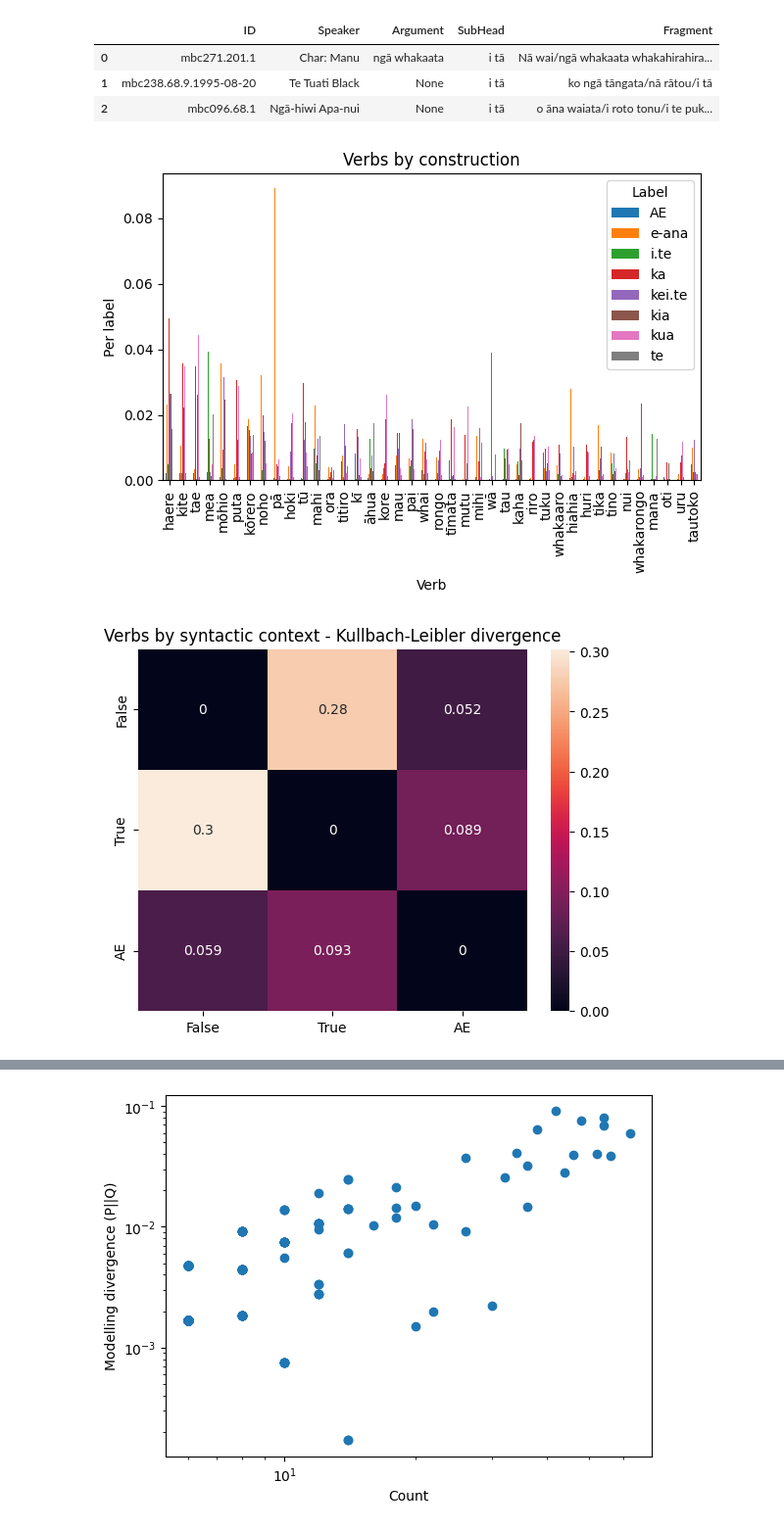
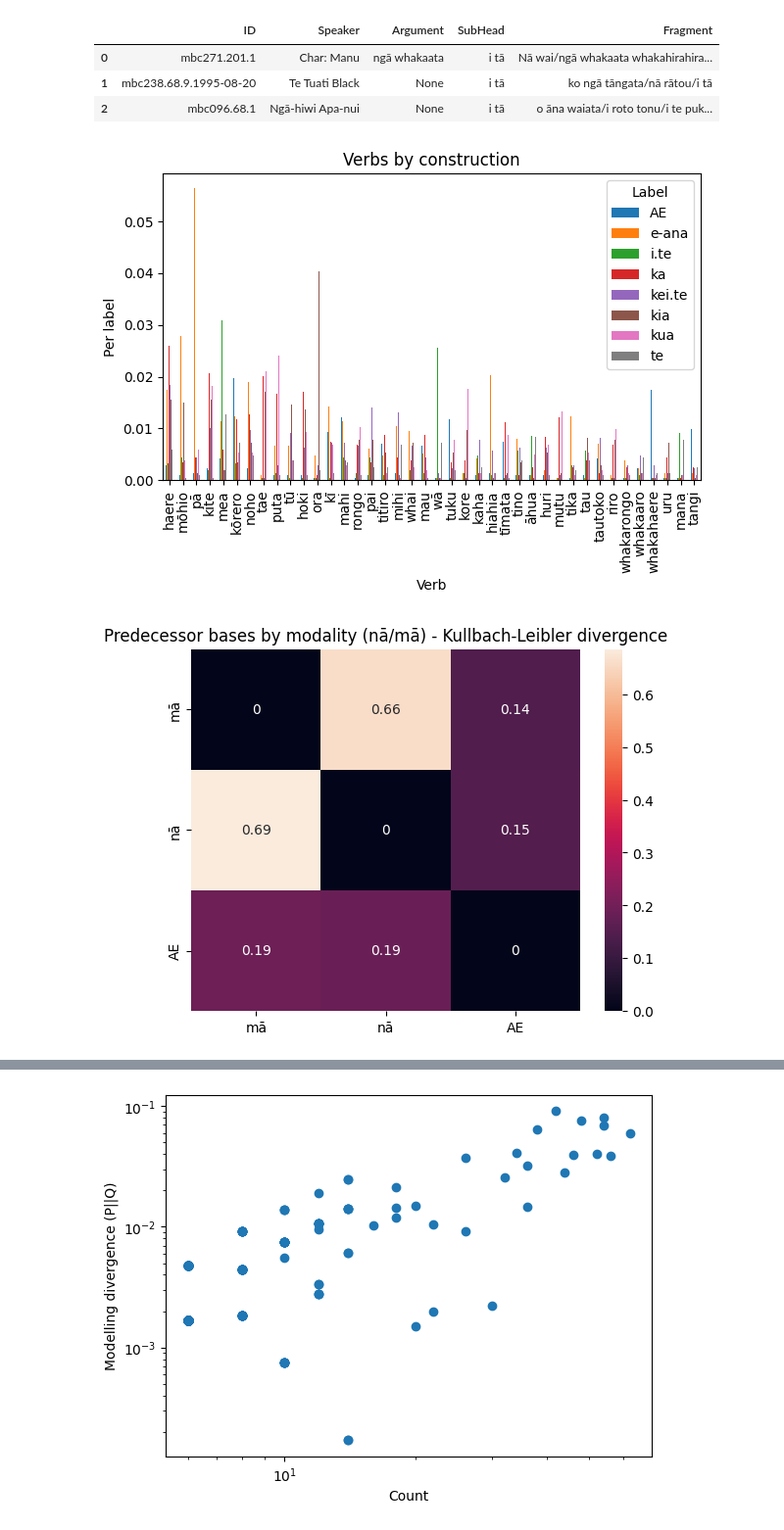
Before and after one commit to connor-taylorbrown/trm-parser, a Jupyter notebook: constructions.ipynb, the cells around one changed output, grey strips where cells are left out. Shown at 98% size. Saved outputs shown, nothing was run; the diff lists cells and outputs as text; code cells hidden in the pictures.

```diff
--- a/constructions.ipynb
+++ b/constructions.ipynb
@@ -700,7 +700,7 @@ def structure(head: str, subordinate: str, filter):
     q_sequence['NextMarker'] = q_sequence['Next'].apply(read_marker)
     q_sequence['Label'] = f'{head}-{subordinate}'
 
-    return q_sequence.sort_values('Length').drop_duplicates(['ID', 'Head', 'Next']).set_index(['ID', 'Number'])
+    return q_sequence.sort_values('Length', ascending=False).drop_duplicates(['ID', 'Head', 'Next']).set_index(['ID', 'Number'])
 
 
 dedup = structure('mā', 'hei', filter=lambda x, sub: count_bases(containing_marker(x, sub)) == 1)
@@ -1473,10 +1743,23 @@ plt.tight_layout()
 # %%
-predecessors = tails.pivot_table(index='Predecessor', columns='Label', values='Head_x', aggfunc='count')
-predecessors = predecessors.fillna(0) + 1
+ae_orders = pd.concat([
+# ae_orders = pd.concat(i.sample(100) for i in [
+    mark_constituent(collated[collated['Marker'] == 'nā'], 'nā'),
+    mark_constituent(collated[collated['Marker'] == 'mā'], 'mā')
+    # mark_constituent(has_topic[has_topic['Marker'] == 'nā'], 'nā'),
+    # mark_constituent(has_topic[has_topic['Marker'] == 'mā'], 'mā')
+    # mark_constituent(covert, 'AV'),
+    # mark_constituent(has_postsub, 'AVP'),
+    # mark_constituent(has_topic, 'APV')
+]).replace('', np.nan).pivot_table(index='SubHead', columns='Label', values='Head', aggfunc='count')
 
-predecessors.div(predecessors.sum(axis=0), axis=1).sort_index(key=predecessors.sum(1).get, ascending=False)[:40].plot.bar()
+ae_orders = ae_orders.fillna(0) + 1 # Apply Laplacian smoothing
+
+ae_orders.div(ae_orders.sum(axis=0), axis=1).sort_index(key=ae_orders.sum(1).get, ascending=False)[:40].plot.bar()
 plt.title(title)
+# plt.xlabel('Pivot')
+# plt.xlabel('Actor')
+plt.xlabel('Verb')
 plt.ylabel('Per label')
-# plt.savefig(Path(path, 'pct.png'), bbox_inches='tight')
+plt.savefig(Path(path, 'pct.png'), bbox_inches='tight')
 plt.tight_layout()
 # %% [output]
@@ -1519,53 +1842,43 @@ collated[q].merge(mbc, on='ID')[['ID', 'Speaker', 'Argument', 'SubHead', 'Fragme
 # %%
-ae_markers = pd.concat([
-    mark_constituent(ka, 'ka'),
-    mark_constituent(kua, 'kua'),
-    mark_constituent(kei_te, 'kei.te'),
-    mark_constituent(i_te, 'i.te'),
-    mark_constituent(te, 'te'),
-    mark_constituent(e, 'e-ana'),
-    mark_constituent(kia, 'kia'),
-    mark_constituent(collated, 'AE')
-]).pivot_table(index='SubHead', columns='Label', values='Head', aggfunc='count')
-
 ae_markers = ae_markers.fillna(0) + 1 # Apply Laplacian smoothing
 ae_markers.div(ae_markers.sum(axis=0), axis=1).sort_index(key=ae_markers.sum(1).get, ascending=False)[:40].plot.bar()
 plt.title(title)
 plt.xlabel('Verb')
 plt.ylabel('Per label')
+
 plt.savefig(Path(path, 'pct.png'), bbox_inches='tight')
 plt.tight_layout()
 # %% [output]
-[figure, old version]
+[figure, new version]
 # %%
 from scipy.special import rel_entr
 
 
 # ae_orders['AE'] = ae_orders.drop(['AE'], axis=1, errors='ignore').sum(axis=1)
-# predecessors['AE'] = predecessors.drop(['AE'], axis=1, errors='ignore').sum(axis=1)
-modifying['AE'] = modifying.drop(['AE'], axis=1, errors='ignore').sum(axis=1)
+predecessors['AE'] = predecessors.drop(['AE'], axis=1, errors='ignore').sum(axis=1)
+# modifying['AE'] = modifying.drop(['AE'], axis=1, errors='ignore').sum(axis=1)
 
+# counts = ae_markers.sum(axis=1)
 # counts = ae_orders.sum(axis=1)
-# counts = ae_markers.sum(axis=1)
-# counts = predecessors.sum(axis=1)
-counts = modifying.sum(axis=1)
+counts = predecessors.sum(axis=1)
+# counts = modifying.sum(axis=1)
 
+# p_verb = ae_markers.div(ae_markers.sum(axis=0), axis=1)
 # p_verb = ae_orders.div(ae_orders.sum(axis=0), axis=1)
-# p_verb = ae_markers.div(ae_markers.sum(axis=0), axis=1)
-# p_verb = predecessors.div(predecessors.sum(axis=0), axis=1)
-p_verb = modifying.div(modifying.sum(axis=0), axis=1)
+p_verb = predecessors.div(predecessors.sum(axis=0), axis=1)
+# p_verb = modifying.div(modifying.sum(axis=0), axis=1)
 
 div = np.zeros((len(p_verb.columns), len(p_verb.columns)))
 for i, y in enumerate(p_verb):
     for j, x in enumerate(p_verb):
         div[j, i] = rel_entr(p_verb[x], p_verb[y]).sum()
 
 
 sns.heatmap(div, annot=True, xticklabels=p_verb.columns, yticklabels=p_verb.columns)
 plt.title(f'{title} - Kullbach-Leibler divergence')
 plt.savefig(Path(path, 'div.png'))
 plt.show()
 # %% [output]
-[figure, old version]
+[figure, new version]
 # %%
 items = pd.DataFrame()
```
Also changed, not shown: parts of 48 cells of this notebook, 57 other files.
